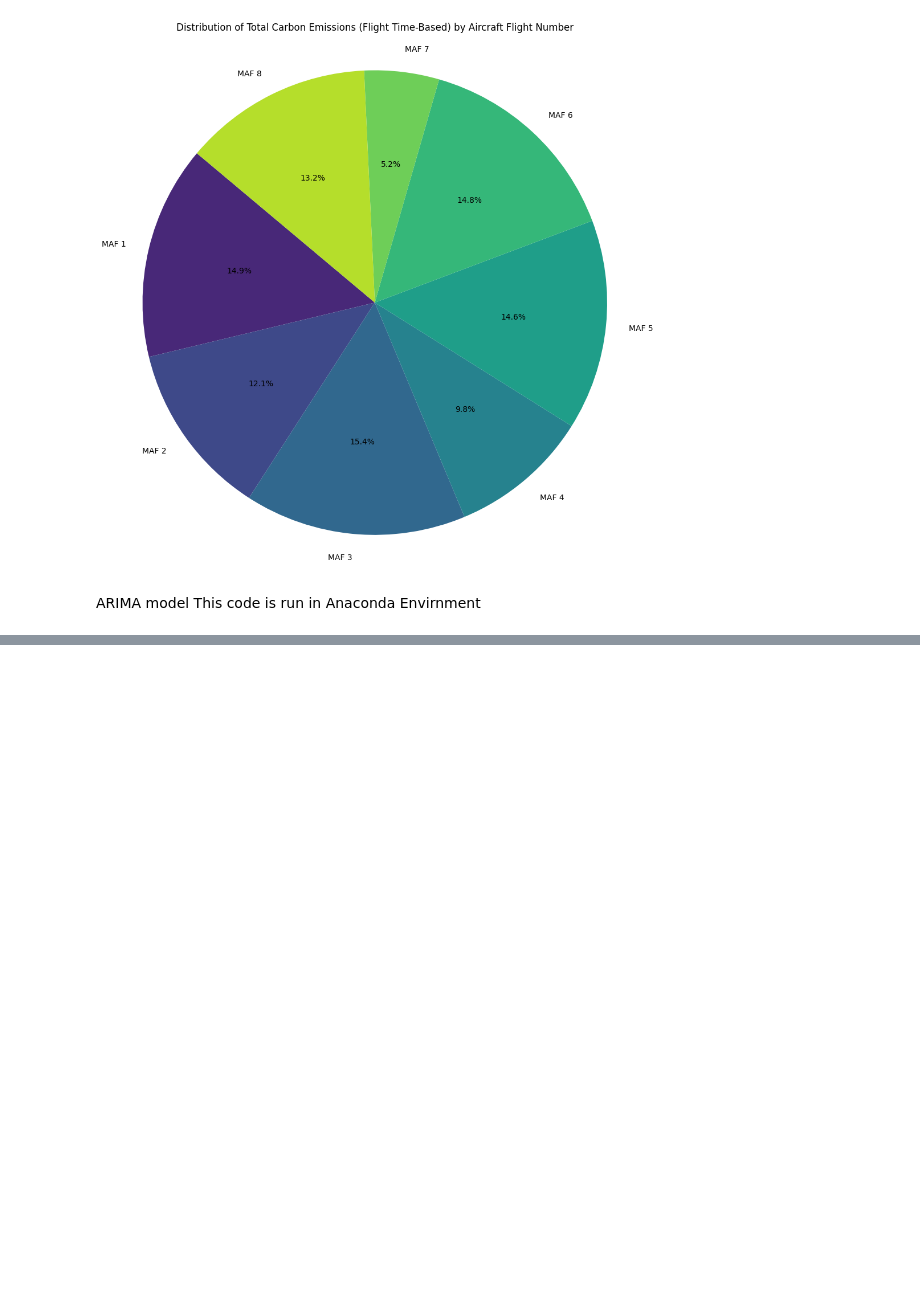
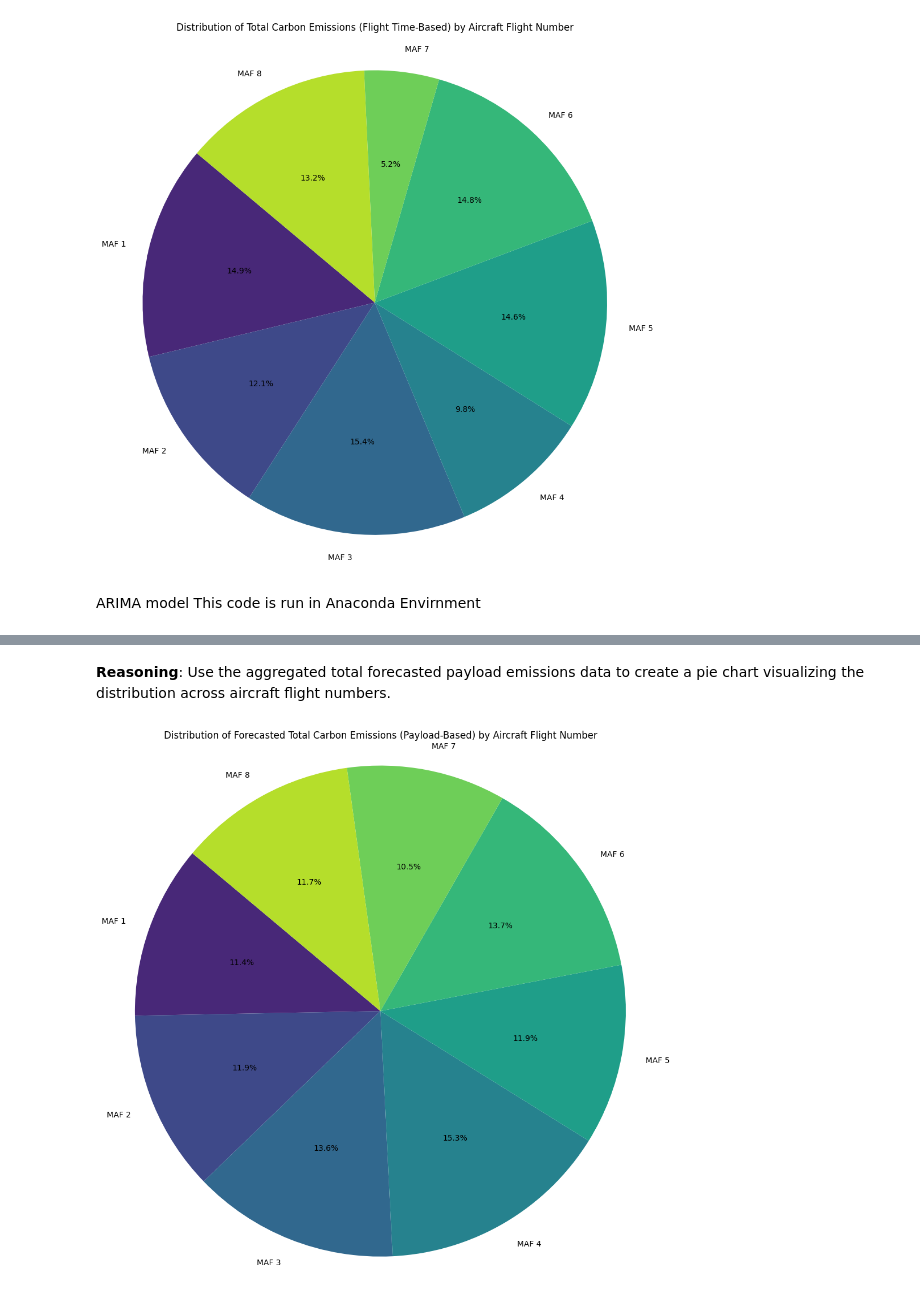
Before and after one commit to waswapeter/Adam, a Jupyter notebook: Adam_code.ipynb, the cells around one changed output, grey strips where cells are left out. Drawn from its saved outputs; the diff is of its cells as text; code cells hidden in the pictures; blank space fills up the shorter version.

```diff
--- a/Adam_code.ipynb
+++ b/Adam_code.ipynb
@@ -875,0 +945,6 @@ else:
+# %%
+# Aggregate the rearranged data by AirCraft_FltNo
+forecasted_total_carbon_payload = rearranged_data1.groupby('AirCraft_FltNo')['Carbon_Emission_Payload'].sum().reset_index()
+
+# Display the aggregated data
+display(forecasted_total_carbon_payload)
@@ -875,0 +966,15 @@ else:
+# %% [markdown]
+**Reasoning**:
+Use the aggregated total forecasted payload emissions data to create a pie chart visualizing the distribution across aircraft flight numbers.
+# %%
+import matplotlib.pyplot as plt
+import seaborn as sns
+
+plt.figure(figsize=(10, 10))
+plt.pie(forecasted_total_carbon_payload['Carbon_Emission_Payload'], labels=forecasted_total_carbon_payload['AirCraft_FltNo'], autopct='%1.1f%%', startangle=140, colors=sns.color_palette('viridis', len(forecasted_total_carbon_payload)))
+plt.title('Distribution of Forecasted Total Carbon Emissions (Payload-Based) by Aircraft Flight Number')
+plt.axis('equal')  # Equal aspect ratio ensures that pie is drawn as a circle.
+plt.tight_layout()
+plt.show()
+# %% [output]
+[figure, added]
```
Also changed, not shown: parts of 75 cells of this notebook.
